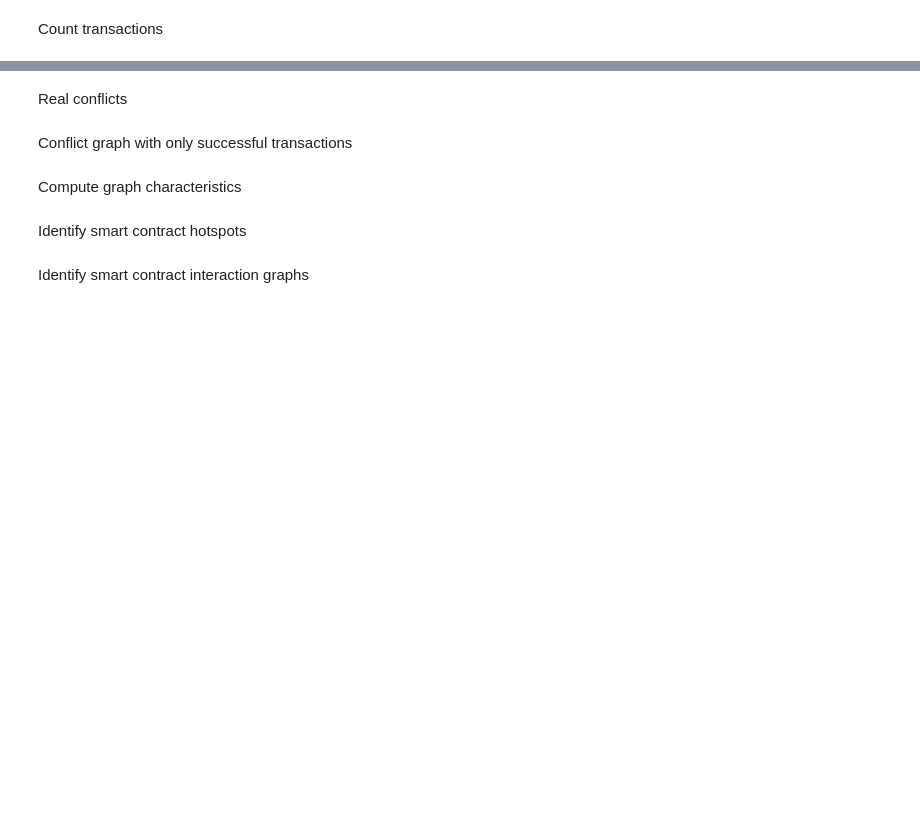
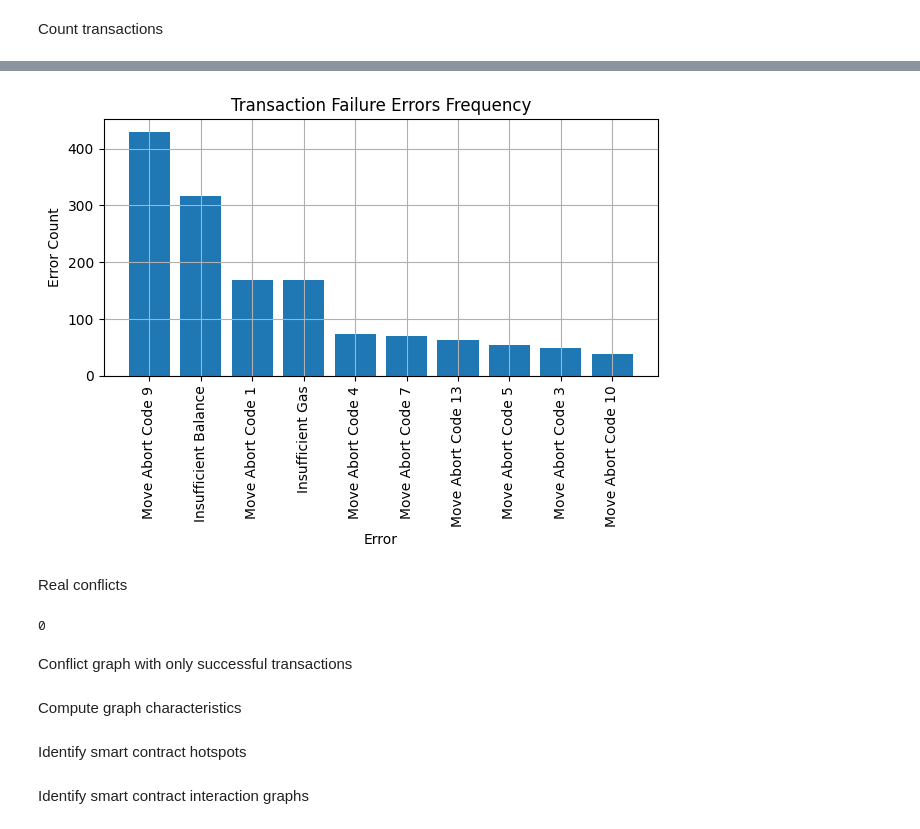
Before and after one commit to krdecade-0/sui_analysis_code, a Jupyter notebook: analysis.ipynb, the cells around one changed output, grey strips where cells are left out. Saved outputs shown, nothing was run; the diff lists cells and outputs as text; code cells hidden in the pictures; blank space fills up the shorter version.

```diff
--- a/analysis.ipynb
+++ b/analysis.ipynb
@@ -27,0 +47,6 @@ Total system tx: 779426
+# %%
+cur.execute("""SELECT digest FROM checkpoints WHERE sequence_number = '8830980';""")
+hex_str = cur.fetchone()[0].hex()
+digest_bytes = bytes.fromhex(hex_str)
+base58_str = base58.b58encode(digest_bytes).decode()
+print(base58_str)
@@ -28,3 +170,47 @@ Total system tx: 779426
+# %%
+cur.execute("SELECT error FROM transactions WHERE status = 'failure';")
+
+cur.execute("""
+    SELECT error, COUNT(*)
+    FROM transactions
+    WHERE status = 'failure'
+      AND error IS NOT NULL
+    GROUP BY error
+    ORDER BY COUNT(*) DESC
+    LIMIT 10;
+""")
+
+rows = cur.fetchall()
+
+decoded_errors = []
+counts = []
+
+for error_bytes, count in rows:
+    hex_str = error_bytes.hex()
+    error_string = bytes.fromhex(hex_str)
+
+    decoded_errors.append(error_string)
+    counts.append(count)
+
+df = pd.DataFrame({
+    "error": decoded_errors,
+    "count": counts
+})
+
+df["short_error"] = df["error"].apply(shorten_error)
+
+plt.figure()
+plt.bar(df["short_error"], df["count"])
+
+plt.xlabel("Error")
+plt.ylabel("Error Count")
+plt.title("Transaction Failure Errors Frequency")
+plt.xticks(rotation=90)
+plt.tight_layout()
+plt.grid(True)
+plt.show()
+# %% [output]
+[figure, added]
 # %% [markdown]
 Real conflicts
 # %%
@@ -51,7 +237,9 @@ WHERE
     oc1.change_type IN ('mutated', 'created', 'deleted')
     AND oc2.change_type IN ('mutated', 'created', 'deleted');""")
 rows = cur.fetchall()
-rows
+len(rows)
+# %% [output]
+0
 # %% [markdown]
 Conflict graph with only successful transactions
 # %%
```
Also changed, not shown: parts of 9 cells of this notebook, 10 other files.
